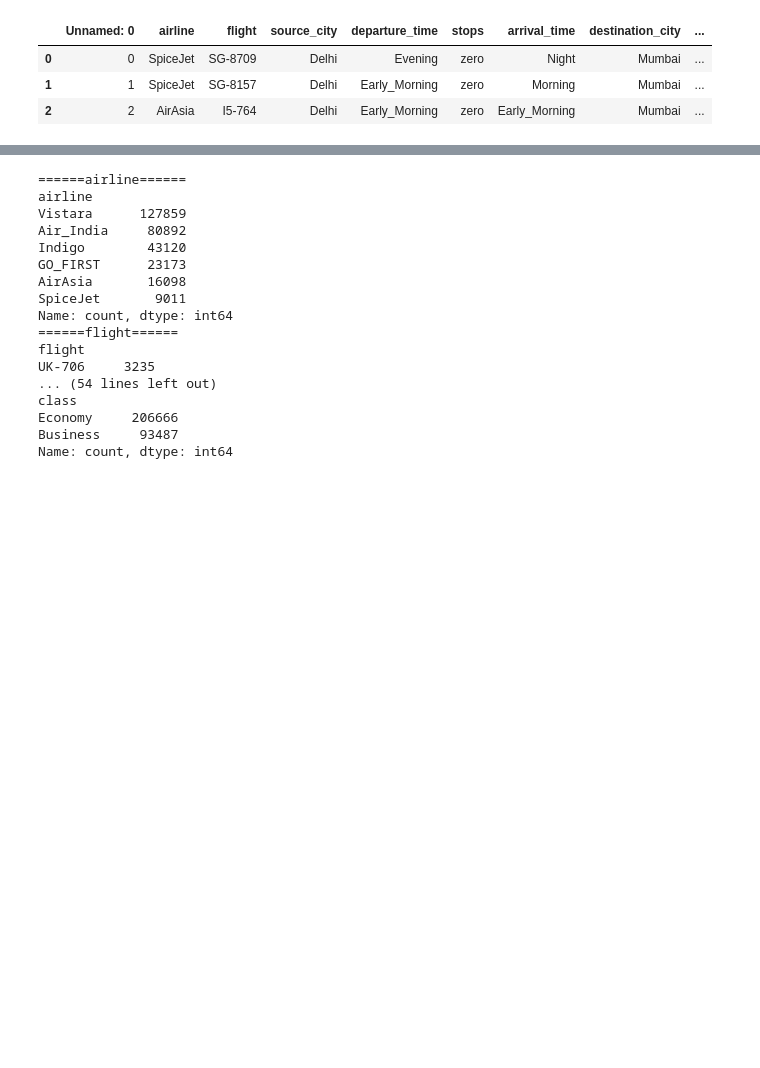
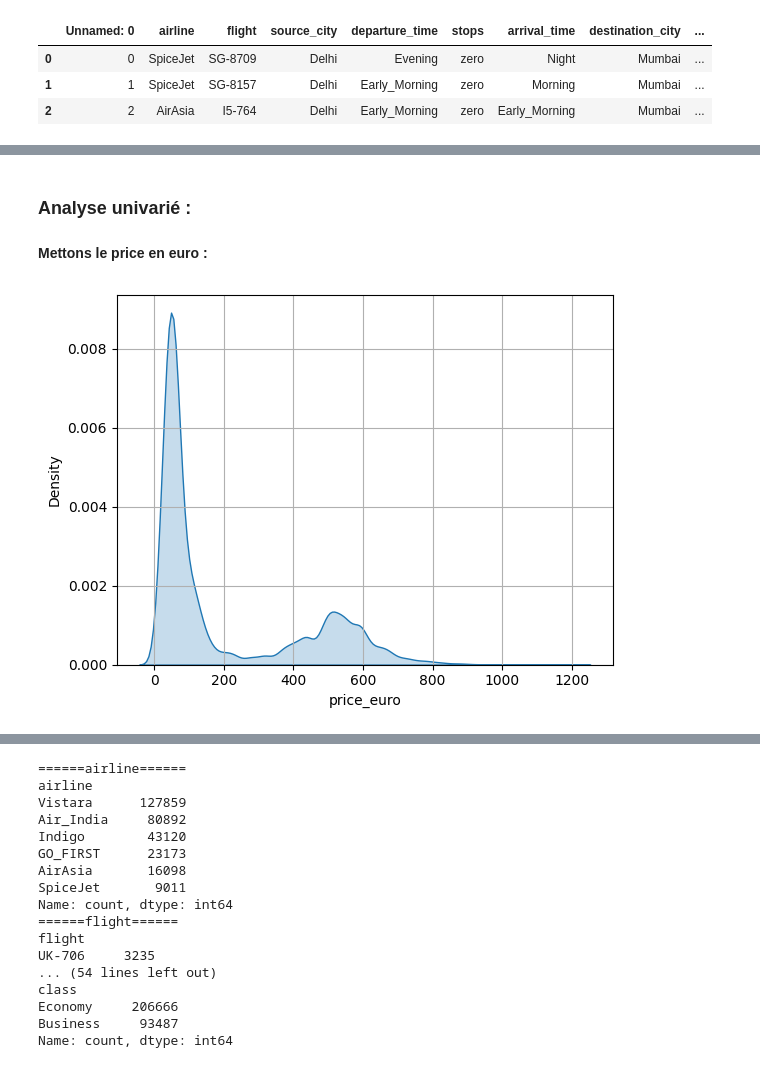
Before and after one commit to jbcheze/Predicting_Airline_Ticket_Prices, a Jupyter notebook: notebook/JB_CHEZE.ipynb, the cells around one changed output, grey strips where cells are left out. Saved outputs shown, nothing was run; the diff lists cells and outputs as text; code cells hidden in the pictures; blank space fills up the shorter version.

```diff
--- a/notebook/JB_CHEZE.ipynb
+++ b/notebook/JB_CHEZE.ipynb
@@ -95,0 +121,12 @@ df.describe()
+# %% [markdown]
+### Analyse univarié :
+# %% [markdown]
+**Mettons le price en euro :**
+# %%
+df["price_euro"] = (df["price"]/102.6)
+df["log_price_euro"] = np.log(df["price_euro"]) + 1
+# %%
+sns.kdeplot(data=df, x="price_euro",fill=True)
+plt.grid()
+# %% [output]
+[figure, added]
```
Also changed, not shown: parts of 14 cells of this notebook.
